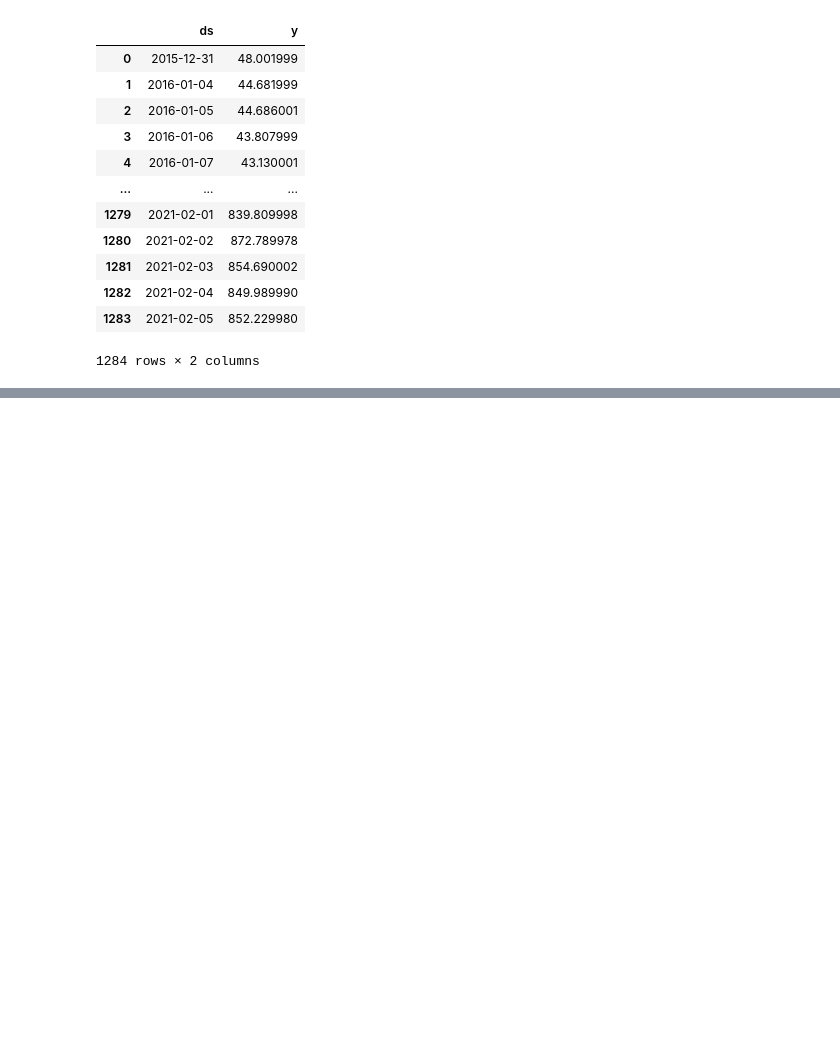
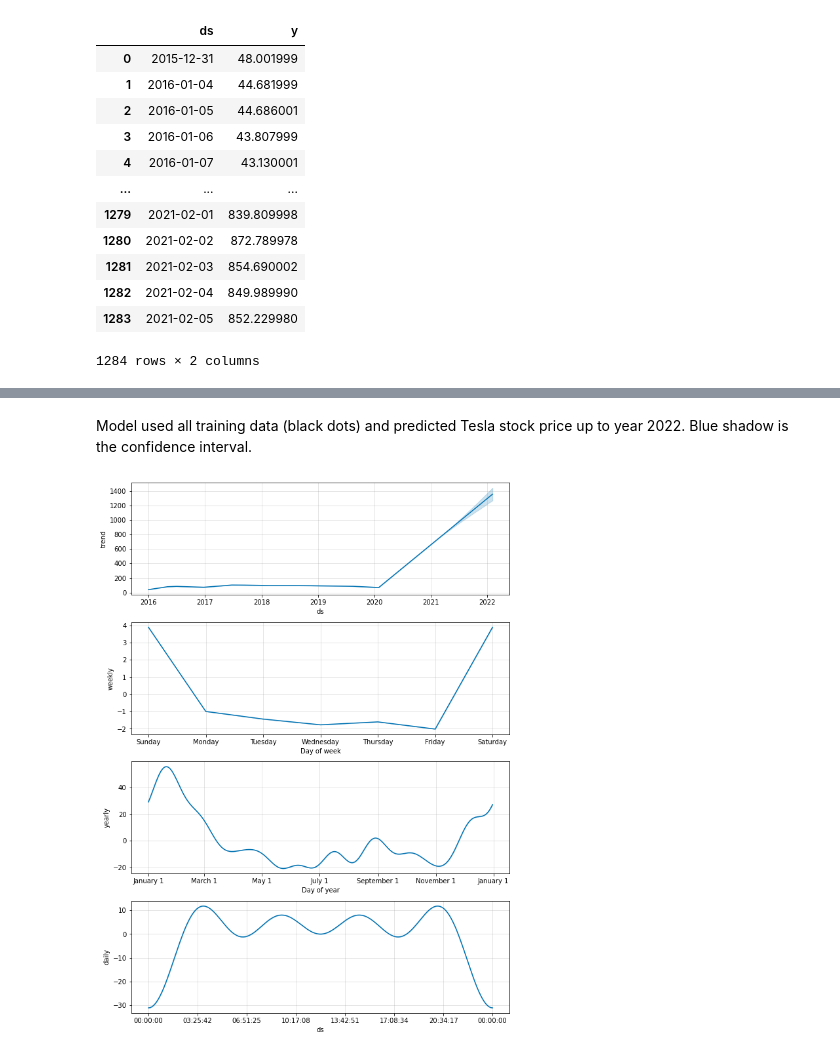
Before and after one commit to jeremychiaa/TSLA-stock-price-analysis-predictive-modelling, a Jupyter notebook: scripts/fbprophet_model.ipynb, the cells around one changed output, grey strips where cells are left out. Drawn from its saved outputs; the diff is of its cells as text; code cells hidden in the pictures; blank space fills up the shorter version.

```diff
--- a/scripts/fbprophet_model.ipynb
+++ b/scripts/fbprophet_model.ipynb
@@ -113,0 +133,7 @@ tesla_df
+# %% [markdown]
+Model used all training data (black dots) and predicted Tesla stock price up to year 2022. Blue shadow is the confidence interval.
+# %%
+m.plot_components(prediction)
+plt.show()
+# %% [output]
+[figure, added]
```
Also changed, not shown: parts of 3 cells of this notebook, 1 other file.
